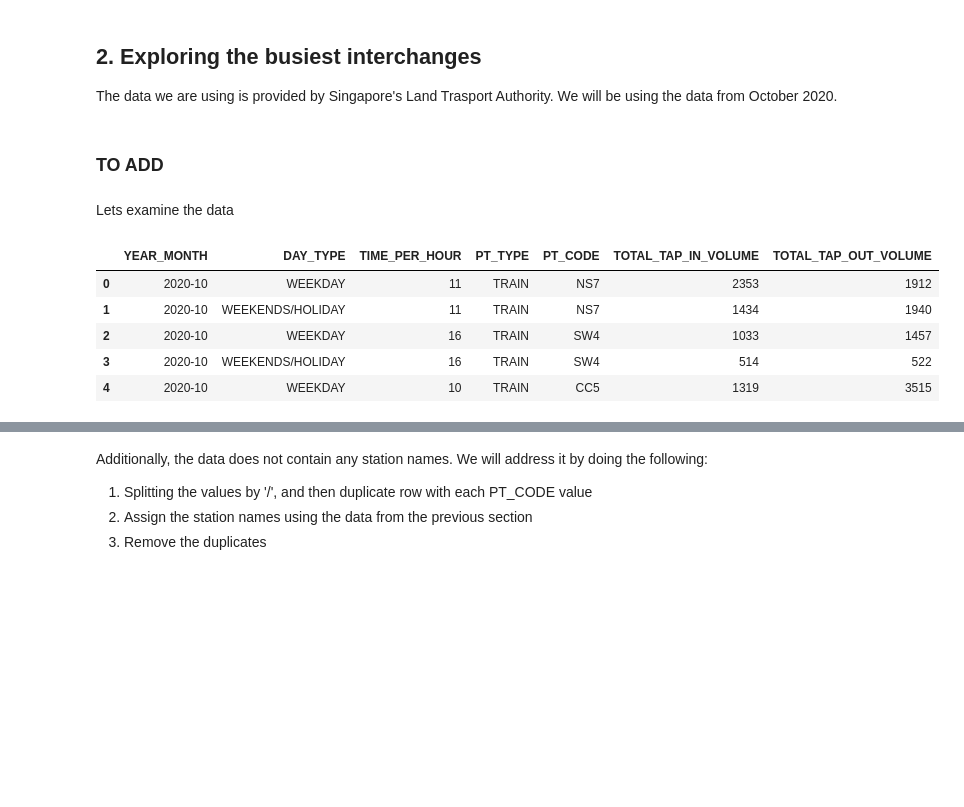
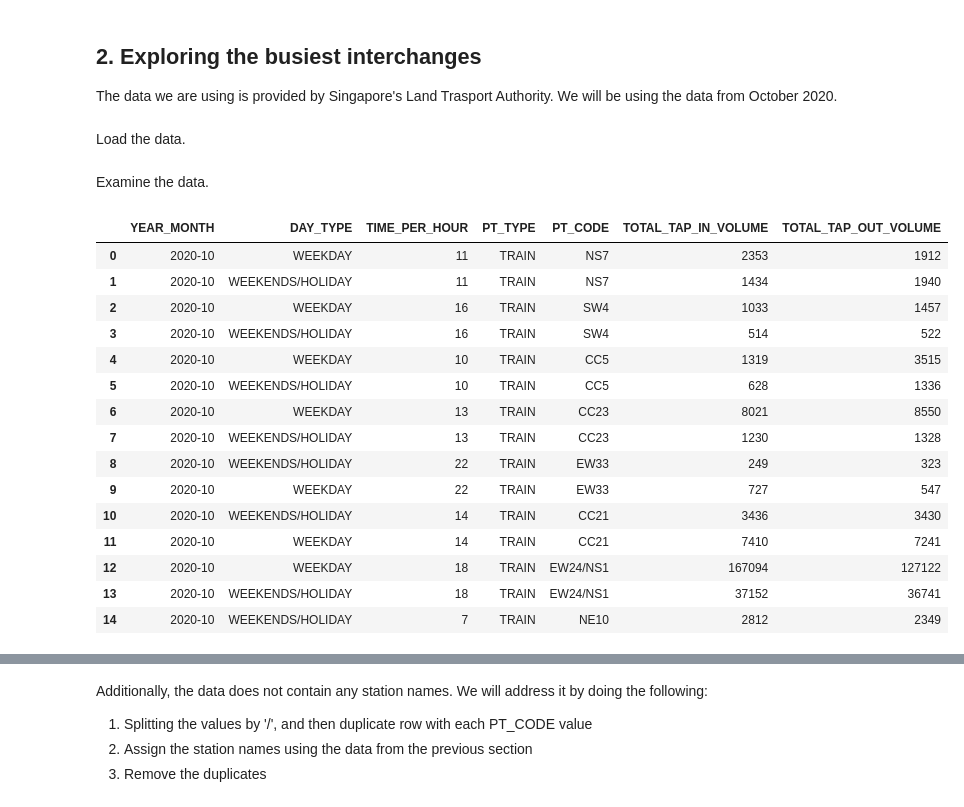
Before and after one commit to alfredtan/Coursera_Capstone, a Jupyter notebook: Week 4 Assignment/Capstone - Final Assignment.ipynb, the cells around one changed output, grey strips where cells are left out. Cells and saved outputs as stored; diff of their text form; code cells hidden in the pictures; blank space fills up the shorter version.

```diff
--- a/Week 4 Assignment/Capstone - Final Assignment.ipynb
+++ b/Week 4 Assignment/Capstone - Final Assignment.ipynb
@@ -355,21 +350,30 @@ map
 ## 2. Exploring the busiest interchanges
 
 The data we are using is provided by Singapore's Land Trasport Authority. We will be using the data from October 2020.
-# %% [markdown]
-### TO ADD
+# %% [markdown]
+Load the data.
 # %%
 passengers_oct2020 = pd.read_csv('data/transport_node_train_202010.csv')
 # %% [markdown]
-
-Lets examine the data
+Examine the data.
 # %%
-passengers_oct2020.head()
+passengers_oct2020.head(15)
 # %% [output]
 |  | YEAR_MONTH | DAY_TYPE | TIME_PER_HOUR | PT_TYPE | PT_CODE | TOTAL_TAP_IN_VOLUME | TOTAL_TAP_OUT_VOLUME |
 | 0 | 2020-10 | WEEKDAY | 11 | TRAIN | NS7 | 2353 | 1912 |
 | 1 | 2020-10 | WEEKENDS/HOLIDAY | 11 | TRAIN | NS7 | 1434 | 1940 |
 | 2 | 2020-10 | WEEKDAY | 16 | TRAIN | SW4 | 1033 | 1457 |
 | 3 | 2020-10 | WEEKENDS/HOLIDAY | 16 | TRAIN | SW4 | 514 | 522 |
 | 4 | 2020-10 | WEEKDAY | 10 | TRAIN | CC5 | 1319 | 3515 |
+| 5 | 2020-10 | WEEKENDS/HOLIDAY | 10 | TRAIN | CC5 | 628 | 1336 |
+| 6 | 2020-10 | WEEKDAY | 13 | TRAIN | CC23 | 8021 | 8550 |
+| 7 | 2020-10 | WEEKENDS/HOLIDAY | 13 | TRAIN | CC23 | 1230 | 1328 |
+| 8 | 2020-10 | WEEKENDS/HOLIDAY | 22 | TRAIN | EW33 | 249 | 323 |
+| 9 | 2020-10 | WEEKDAY | 22 | TRAIN | EW33 | 727 | 547 |
+| 10 | 2020-10 | WEEKENDS/HOLIDAY | 14 | TRAIN | CC21 | 3436 | 3430 |
+| 11 | 2020-10 | WEEKDAY | 14 | TRAIN | CC21 | 7410 | 7241 |
+| 12 | 2020-10 | WEEKDAY | 18 | TRAIN | EW24/NS1 | 167094 | 127122 |
+| 13 | 2020-10 | WEEKENDS/HOLIDAY | 18 | TRAIN | EW24/NS1 | 37152 | 36741 |
+| 14 | 2020-10 | WEEKENDS/HOLIDAY | 7 | TRAIN | NE10 | 2812 | 2349 |
 # %% [markdown]
 The data shows the hourly (TIME_PER_HOUR) taps in and out of each station, separated by Weekdays and Weekends/Holiday. We will clean up the data now by doing a few things:
```
Also changed, not shown: parts of 89 cells of this notebook, 2 other files.
